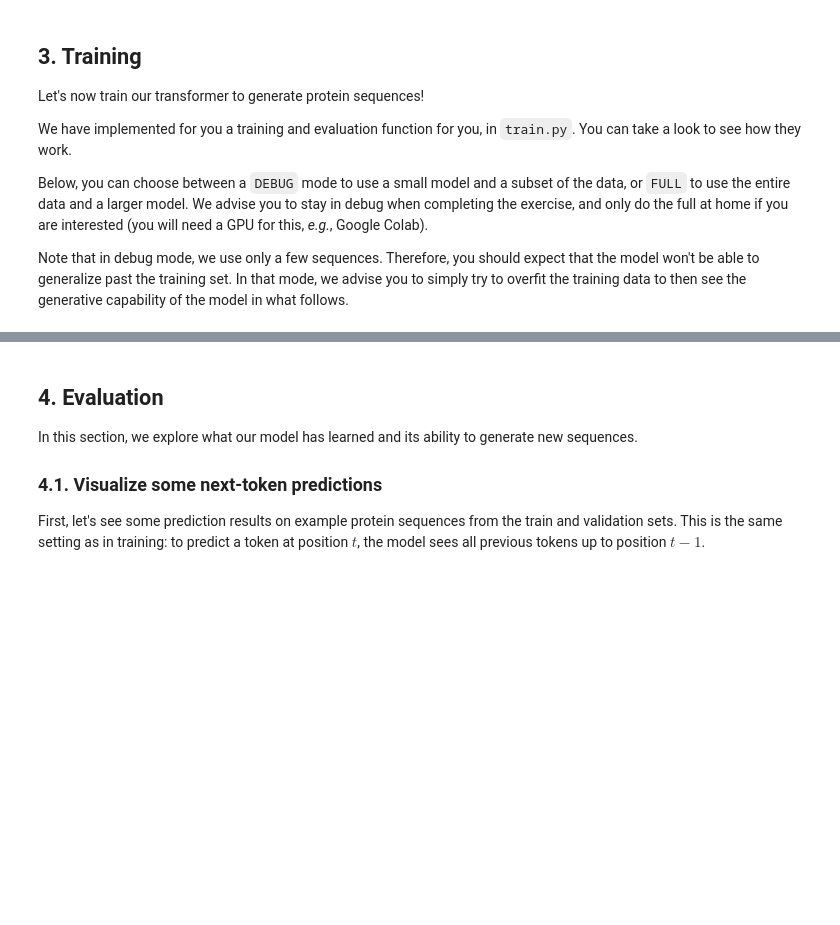
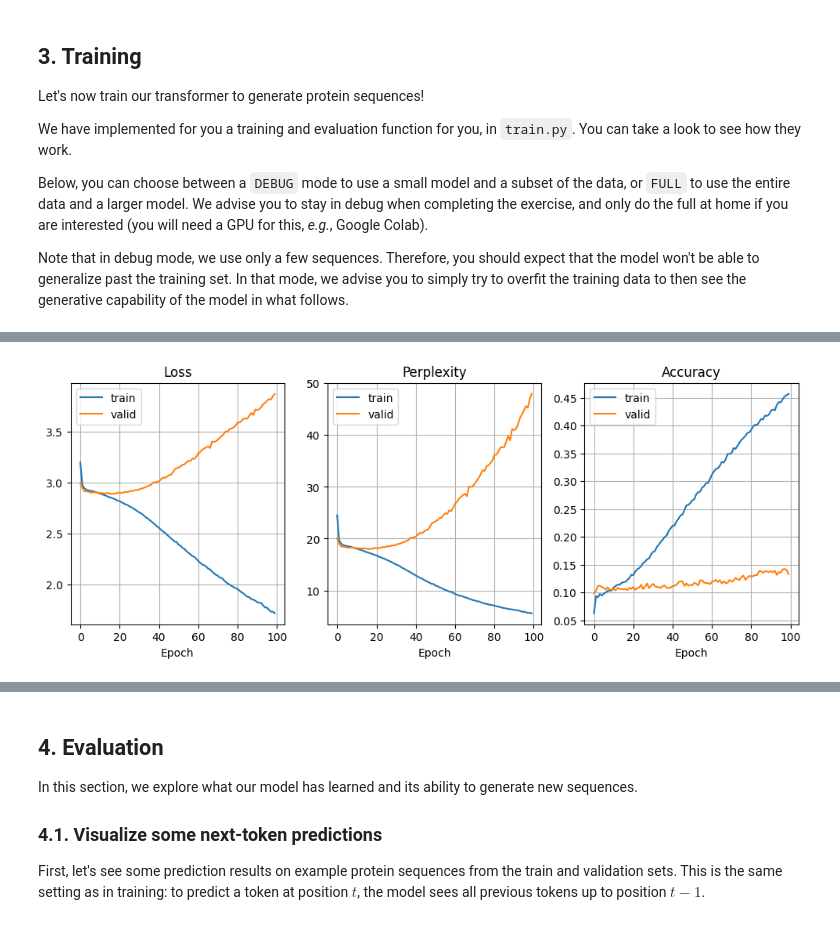
Before and after one commit to mikasenghaas/cs502, a Jupyter notebook: labs/6/Exercise_6.ipynb, the cells around one changed output, grey strips where cells are left out. Drawn from its saved outputs; the diff is of its cells as text; code cells hidden in the pictures; blank space fills up the shorter version.

```diff
--- a/labs/6/Exercise_6.ipynb
+++ b/labs/6/Exercise_6.ipynb
@@ -30,5 +30,5 @@ from model import *
 from train import *
 from utils import *
 
-device = torch.device("cuda:0" if torch.cuda.is_available() else "cpu")
+device = torch.device("cpu" if torch.has_mps else "cpu")
 print("Device:", device)
@@ -299,6 +338,8 @@ optimizer = torch.optim.AdamW(model.parameters(), lr=config[MODE]["lr"])
 criterion = nn.CrossEntropyLoss(ignore_index=token2idx['<pad>']).to(device)  # ignore the padding in the loss computation
 
 # Training loop
+print(f"> Start Training ({MODE} mode)")
+s = time.time()
 history = training_loop(
     config[MODE]["epochs"],
     model,
@@ -310,6 +351,7 @@ history = training_loop(
     token2idx['<pad>'],
     vocab_size
 )
+print(f"> Finished Training ({time.time() - s:.2f}s)")
 
 fig, axs = plt.subplots(1, 3,  figsize=(12, 4))
 axs[0].set_title('Loss')
@@ -325,3 +367,4 @@ for ax in axs.flat:
     ax.set(xlabel='Epoch')
     ax.grid()
     ax.legend();
+# %% [output]
@@ -327,0 +388 @@ for ax in axs.flat:
+[figure, added]
```
Also changed, not shown: parts of 15 cells of this notebook, 4 other files.
